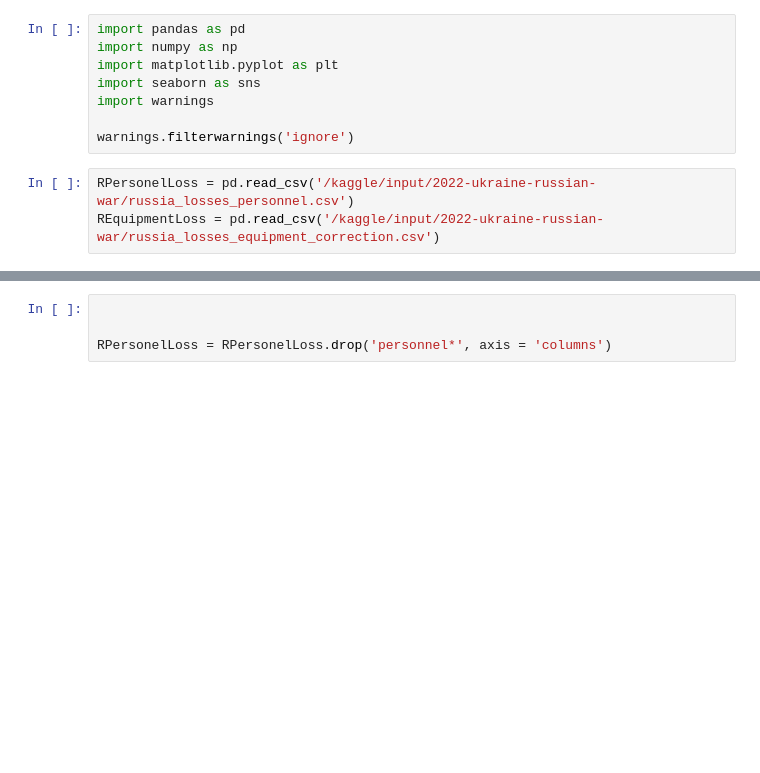
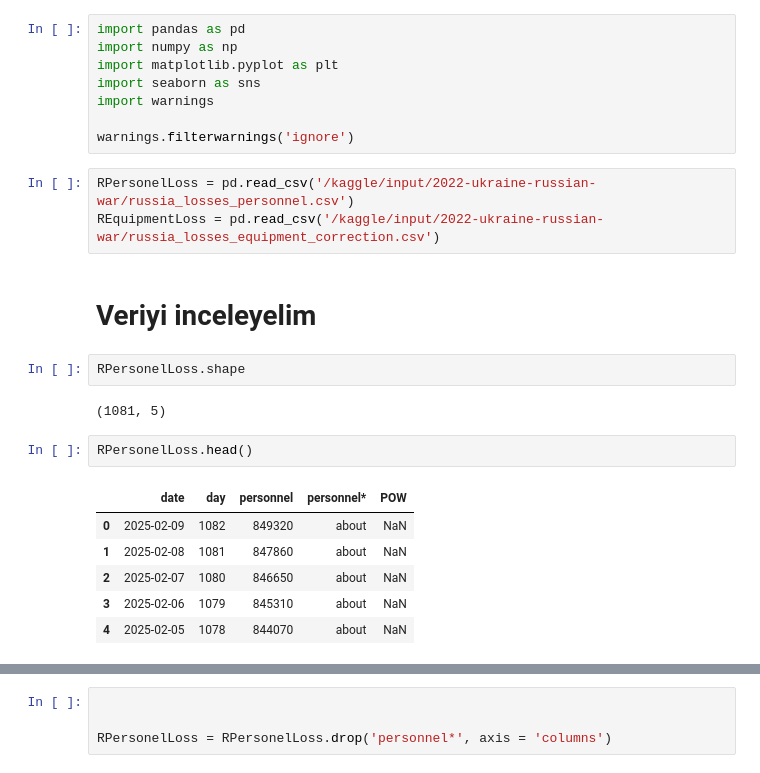
Before and after one commit to CHUPAT1/RussiaUkraineWar-Linear-Regression-, a Jupyter notebook: russiaukrainewar-cagatayyuksel.ipynb, the cells around one changed output, grey strips where cells are left out. Drawn from its saved outputs; the diff is of its cells as text; blank space fills up the shorter version.

```diff
--- a/russiaukrainewar-cagatayyuksel.ipynb
+++ b/russiaukrainewar-cagatayyuksel.ipynb
@@ -11,3 +11,18 @@ warnings.filterwarnings('ignore')
 # %%
 RPersonelLoss = pd.read_csv('/kaggle/input/2022-ukraine-russian-war/russia_losses_personnel.csv')
 REquipmentLoss = pd.read_csv('/kaggle/input/2022-ukraine-russian-war/russia_losses_equipment_correction.csv')
+# %% [markdown]
+# Veriyi inceleyelim
+# %%
+RPersonelLoss.shape
+# %% [output]
+(1081, 5)
+# %%
+RPersonelLoss.head()
+# %% [output]
+|  | date | day | personnel | personnel* | POW |
+| 0 | 2025-02-09 | 1082 | 849320 | about | NaN |
+| 1 | 2025-02-08 | 1081 | 847860 | about | NaN |
+| 2 | 2025-02-07 | 1080 | 846650 | about | NaN |
+| 3 | 2025-02-06 | 1079 | 845310 | about | NaN |
+| 4 | 2025-02-05 | 1078 | 844070 | about | NaN |
```
Also changed, not shown: parts of 10 cells of this notebook.
